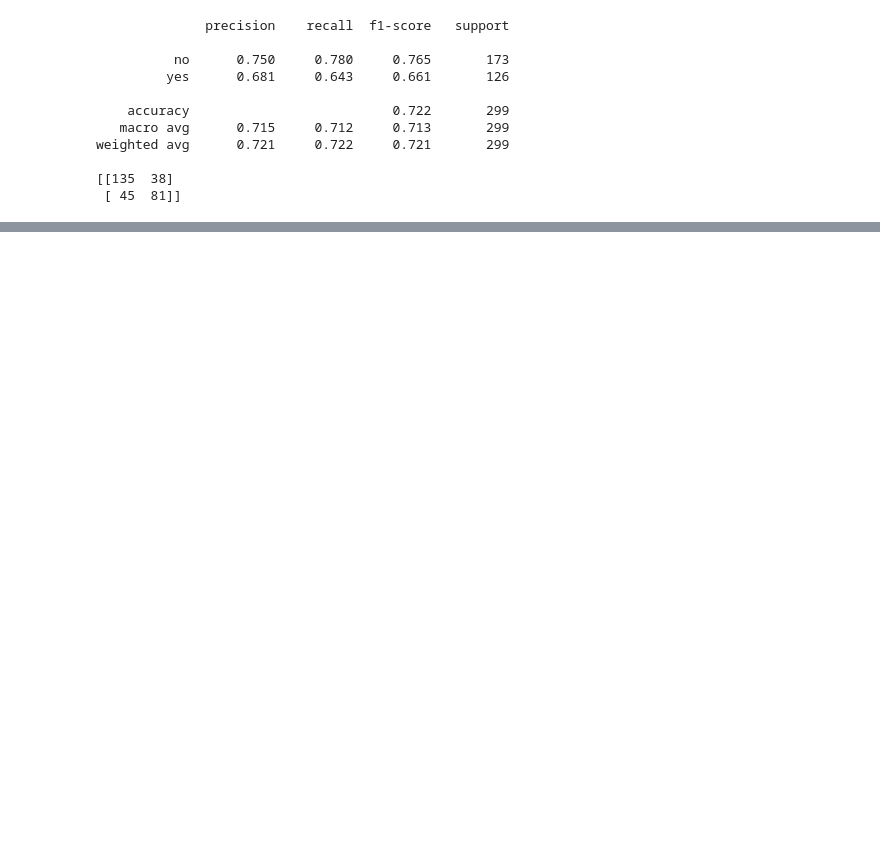
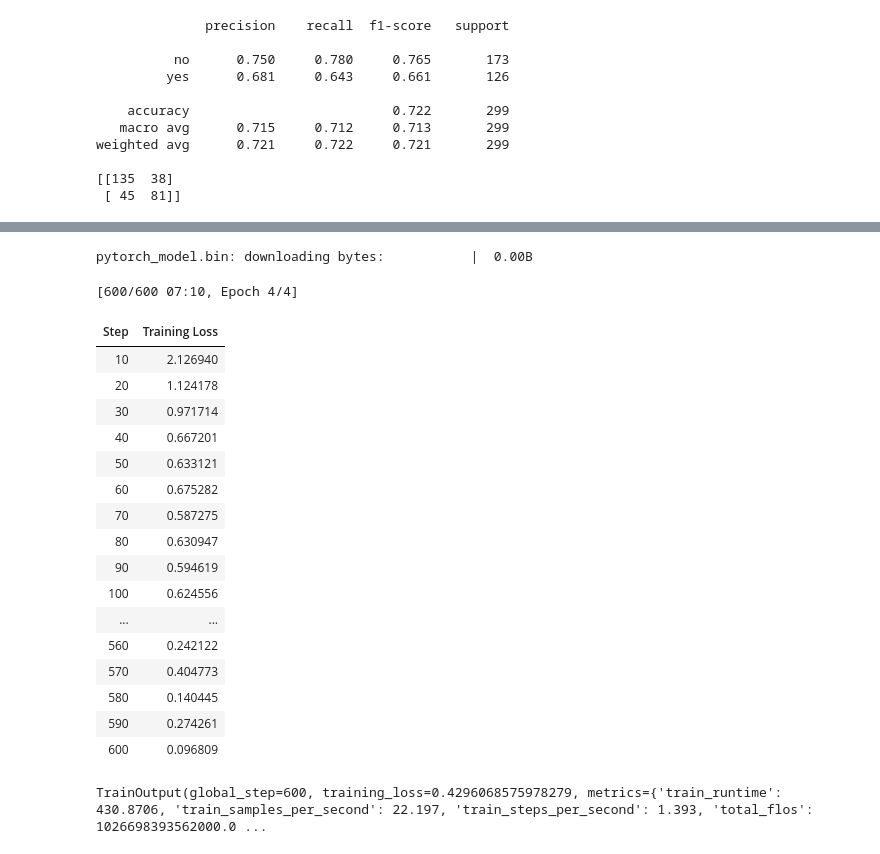
Before and after one commit to Sayak-coder/HateSpeech-detection, a Jupyter notebook: Subtask_A.ipynb, the cells around one changed output, grey strips where cells are left out. Drawn from its saved outputs; the diff is of its cells as text; code cells hidden in the pictures; blank space fills up the shorter version.

```diff
--- a/Subtask_A.ipynb
+++ b/Subtask_A.ipynb
@@ -549,0 +696,5 @@ weighted avg      0.721     0.722     0.721       299
+# %%
+from transformers import AutoTokenizer
+
+MODEL = f"cardiffnlp/twitter-roberta-base-hate-latest"
+tokenizer = AutoTokenizer.from_pretrained(MODEL)
@@ -549,0 +709,62 @@ weighted avg      0.721     0.722     0.721       299
+# %%
+from transformers import TrainingArguments
+
+training_args = TrainingArguments(
+    output_dir="./results",
+    num_train_epochs=4,
+    per_device_train_batch_size=16,
+    per_device_eval_batch_size=32,
+    warmup_steps=60,
+    weight_decay=0.01,
+    learning_rate=2e-5,
+    logging_steps=10,
+    max_grad_norm=1.0
+)
+# %%
+from transformers import AutoModelForSequenceClassification
+
+MODEL = "cardiffnlp/twitter-roberta-base-hate-latest"
+
+model = AutoModelForSequenceClassification.from_pretrained(
+    MODEL,
+    num_labels=2,
+    ignore_mismatched_sizes=True,
+    id2label={0: "no", 1: "yes"},
+    label2id={"no": 0, "yes": 1},
+).to(device)
+# %% [output]
+pytorch_model.bin: downloading bytes:           |  0.00B
+# %%
+from transformers import Trainer, DataCollatorWithPadding
+
+data_collator = DataCollatorWithPadding(tokenizer=tokenizer)
+
+trainer_twitter_roberta = Trainer(
+    model=model,
+    args=training_args,
+    train_dataset=train_dataset,
+    eval_dataset=val_dataset,
+    data_collator=data_collator
+)
+
+trainer_twitter_roberta.train()
+# %% [output]
+[600/600 07:10, Epoch 4/4]
+| Step | Training Loss |
+| 10 | 2.126940 |
+| 20 | 1.124178 |
+| 30 | 0.971714 |
+| 40 | 0.667201 |
+| 50 | 0.633121 |
+| 60 | 0.675282 |
+| 70 | 0.587275 |
+| 80 | 0.630947 |
+| 90 | 0.594619 |
+| 100 | 0.624556 |
+| ... | ... |
+| 560 | 0.242122 |
+| 570 | 0.404773 |
+| 580 | 0.140445 |
+| 590 | 0.274261 |
+| 600 | 0.096809 |
+TrainOutput(global_step=600, training_loss=0.4296068575978279, metrics={'train_runtime': 430.8706, 'train_samples_per_second': 22.197, 'train_steps_per_second': 1.393, 'total_flos': 1026698393562000.0 ...
```
Also changed, not shown: parts of 19 cells of this notebook.
